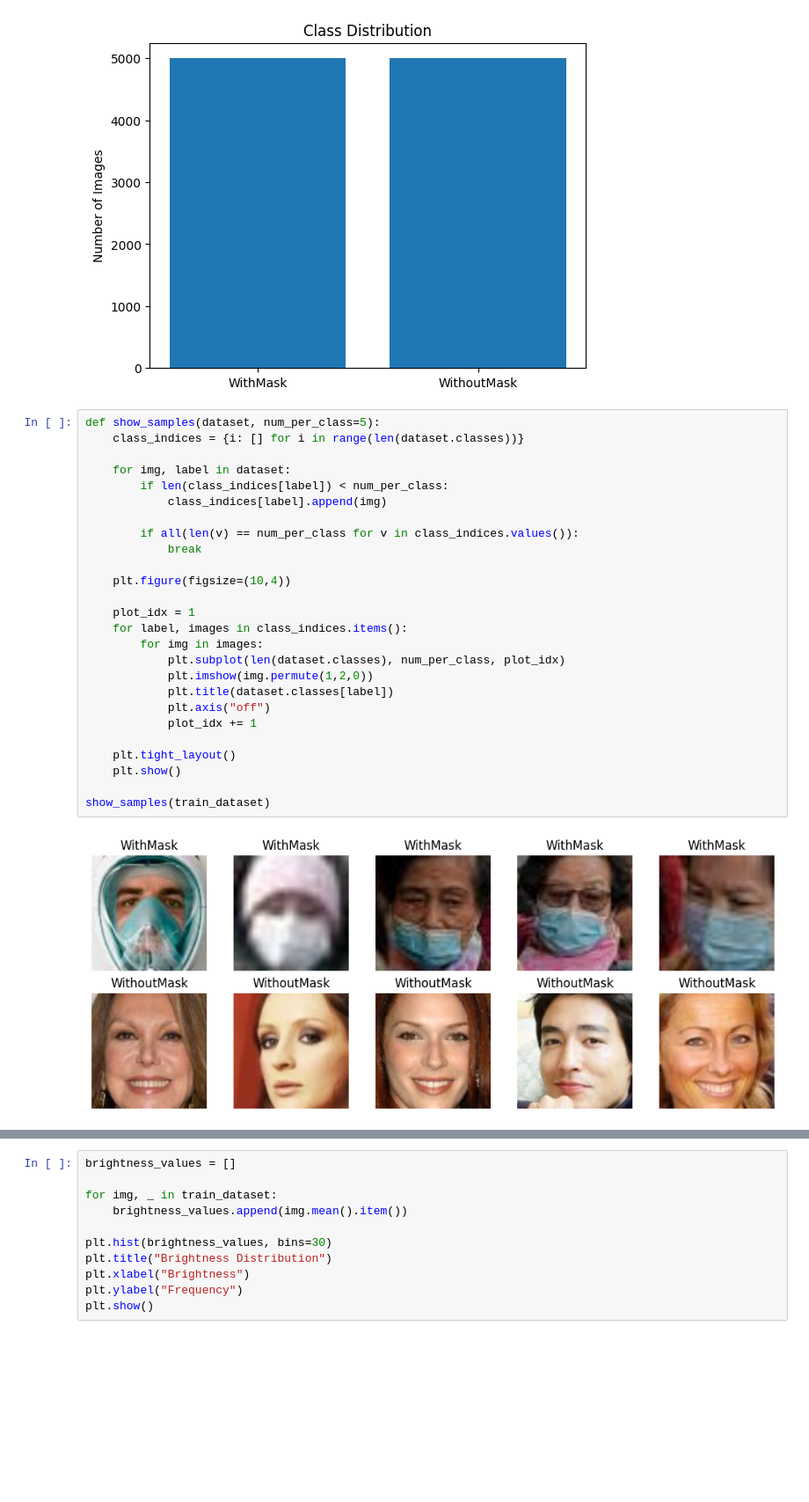
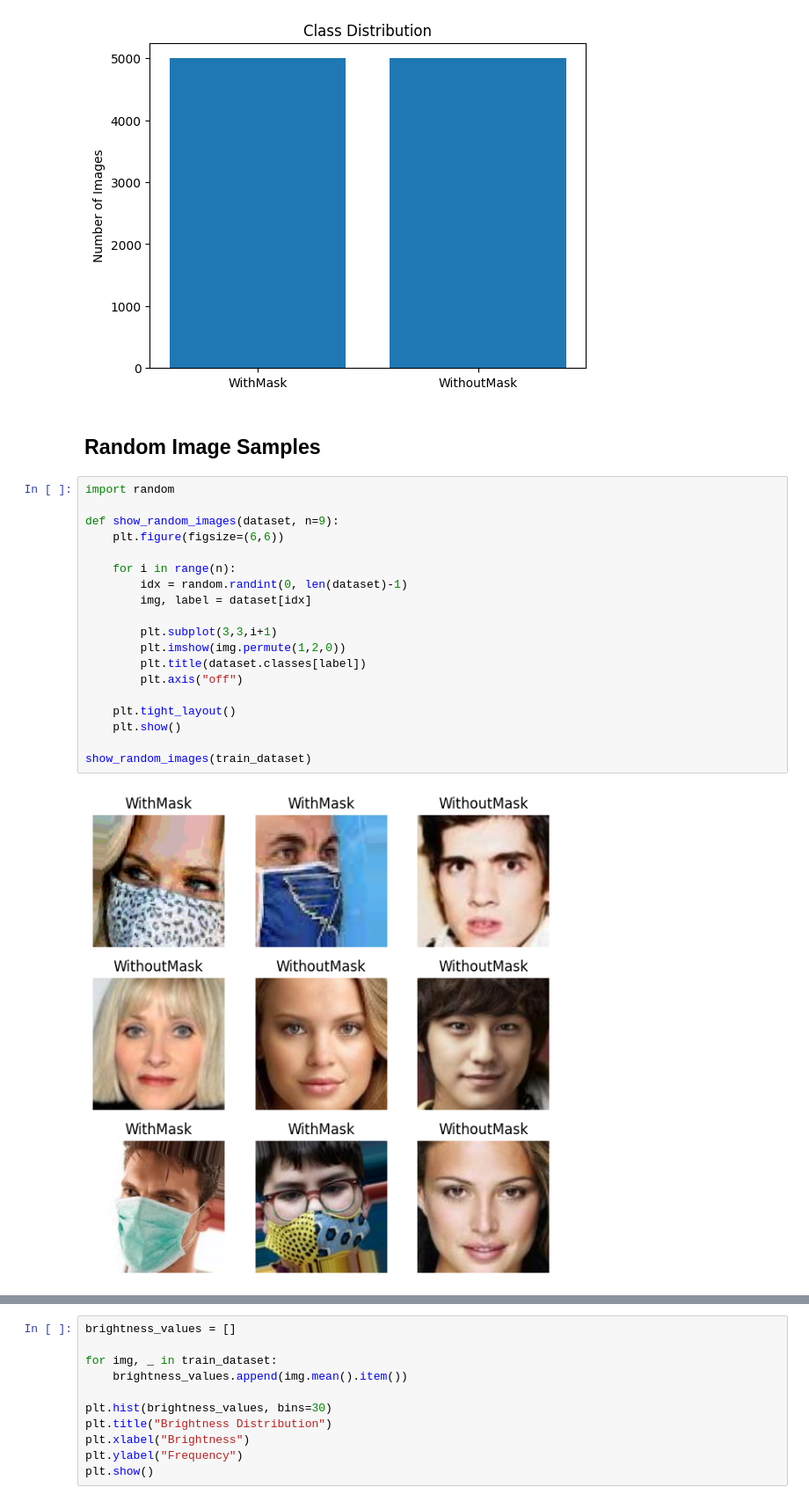
Before and after one commit to yousabdoos/Mask-Detection-DLProject, a Jupyter notebook: EDA.ipynb, the cells around one changed output, grey strips where cells are left out. Shown at 88% size. Saved outputs shown, nothing was run; the diff lists cells and outputs as text; blank space fills up the shorter version.

Commit message:
last modification
new and last train

```diff
--- a/EDA.ipynb
+++ b/EDA.ipynb
@@ -51,31 +61,26 @@ plt.ylabel("Number of Images")
 plt.show()
 # %% [output]
 [figure]
+# %% [markdown]
+## Random Image Samples
 # %%
-def show_samples(dataset, num_per_class=5):
-    class_indices = {i: [] for i in range(len(dataset.classes))}
+import random
 
-    for img, label in dataset:
-        if len(class_indices[label]) < num_per_class:
-            class_indices[label].append(img)
+def show_random_images(dataset, n=9):
+    plt.figure(figsize=(6,6))
 
-        if all(len(v) == num_per_class for v in class_indices.values()):
-            break
+    for i in range(n):
+        idx = random.randint(0, len(dataset)-1)
+        img, label = dataset[idx]
 
-    plt.figure(figsize=(10,4))
-
-    plot_idx = 1
-    for label, images in class_indices.items():
-        for img in images:
-            plt.subplot(len(dataset.classes), num_per_class, plot_idx)
-            plt.imshow(img.permute(1,2,0))
-            plt.title(dataset.classes[label])
-            plt.axis("off")
-            plot_idx += 1
+        plt.subplot(3,3,i+1)
+        plt.imshow(img.permute(1,2,0))
+        plt.title(dataset.classes[label])
+        plt.axis("off")
 
     plt.tight_layout()
     plt.show()
 
-show_samples(train_dataset)
+show_random_images(train_dataset)
 # %% [output]
-[figure, old version]
+[figure, new version]
```
Also changed, not shown: parts of 9 cells of this notebook, 21 other files.
